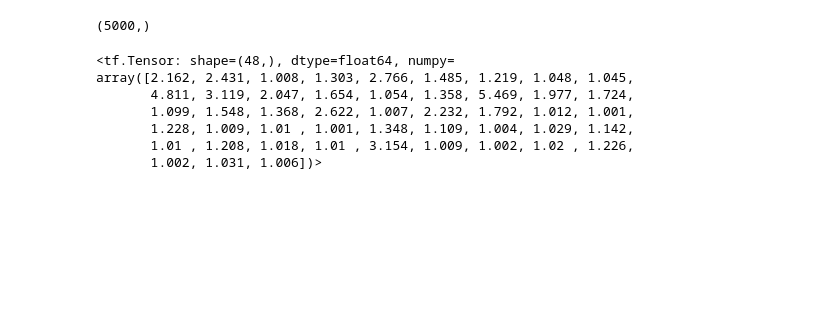
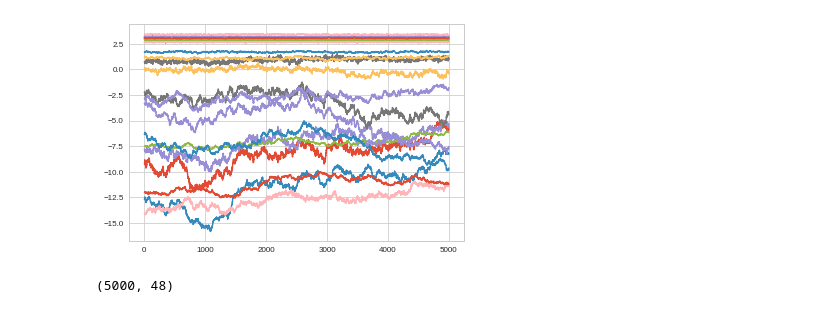
Before and after one commit to ctorney/moveNSGP, a Jupyter notebook: diagnostics/srf.ipynb, the cells around one changed output. Cells and saved outputs as stored; diff of their text form; code cells hidden in the pictures; blank space fills up the shorter version.

```diff
--- a/diagnostics/srf.ipynb
+++ b/diagnostics/srf.ipynb
@@ -151,6 +171,11 @@ for i in range(num_runs):
+# %%
+plt.plot(hmcs[1])
+plt.show()
+# %% [output]
+[figure, added]
 # %%
-hmcs[0].shape
+hmcs[1].shape
 # %% [output]
-(5000,)
+(5000, 48)
 # %%
 # 21/1/20 - getting very close with skip=1 - testing out NUTS next
@@ -161,11 +186 @@ samples_t_ = tf.convert_to_tensor(samples_t[::1])
 rhat_t = tfp.mcmc.diagnostic.potential_scale_reduction(samples_t_, independent_chain_ndims=1)
-# %%
-rhat_t
-# %% [output]
-<tf.Tensor: shape=(48,), dtype=float64, numpy=
-array([2.162, 2.431, 1.008, 1.303, 2.766, 1.485, 1.219, 1.048, 1.045,
-       4.811, 3.119, 2.047, 1.654, 1.054, 1.358, 5.469, 1.977, 1.724,
-       1.099, 1.548, 1.368, 2.622, 1.007, 2.232, 1.792, 1.012, 1.001,
-       1.228, 1.009, 1.01 , 1.001, 1.348, 1.109, 1.004, 1.029, 1.142,
-       1.01 , 1.208, 1.018, 1.01 , 3.154, 1.009, 1.002, 1.02 , 1.226,
-       1.002, 1.031, 1.006])>
```
Also changed, not shown: parts of 8 cells of this notebook, 4 other files.
